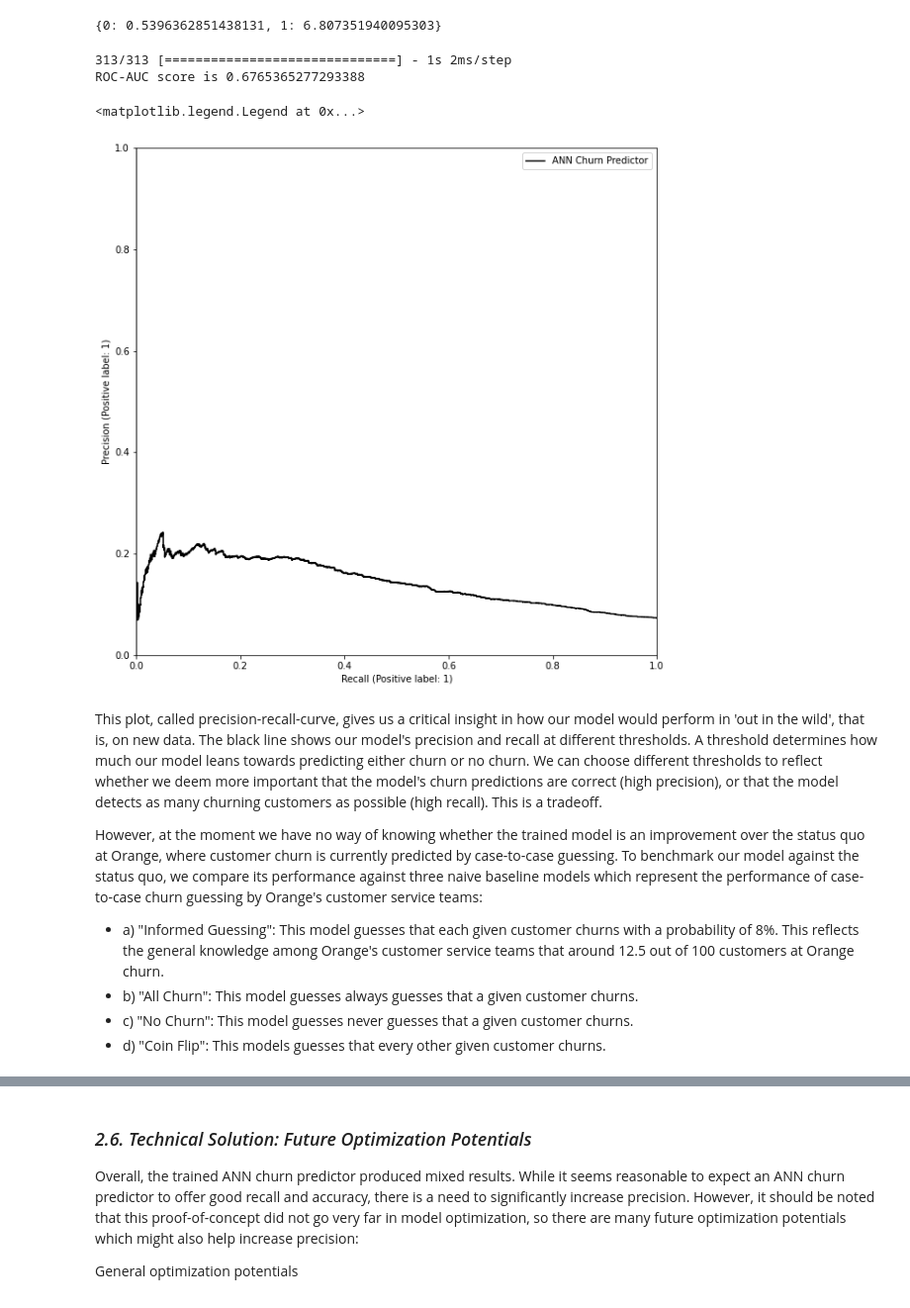
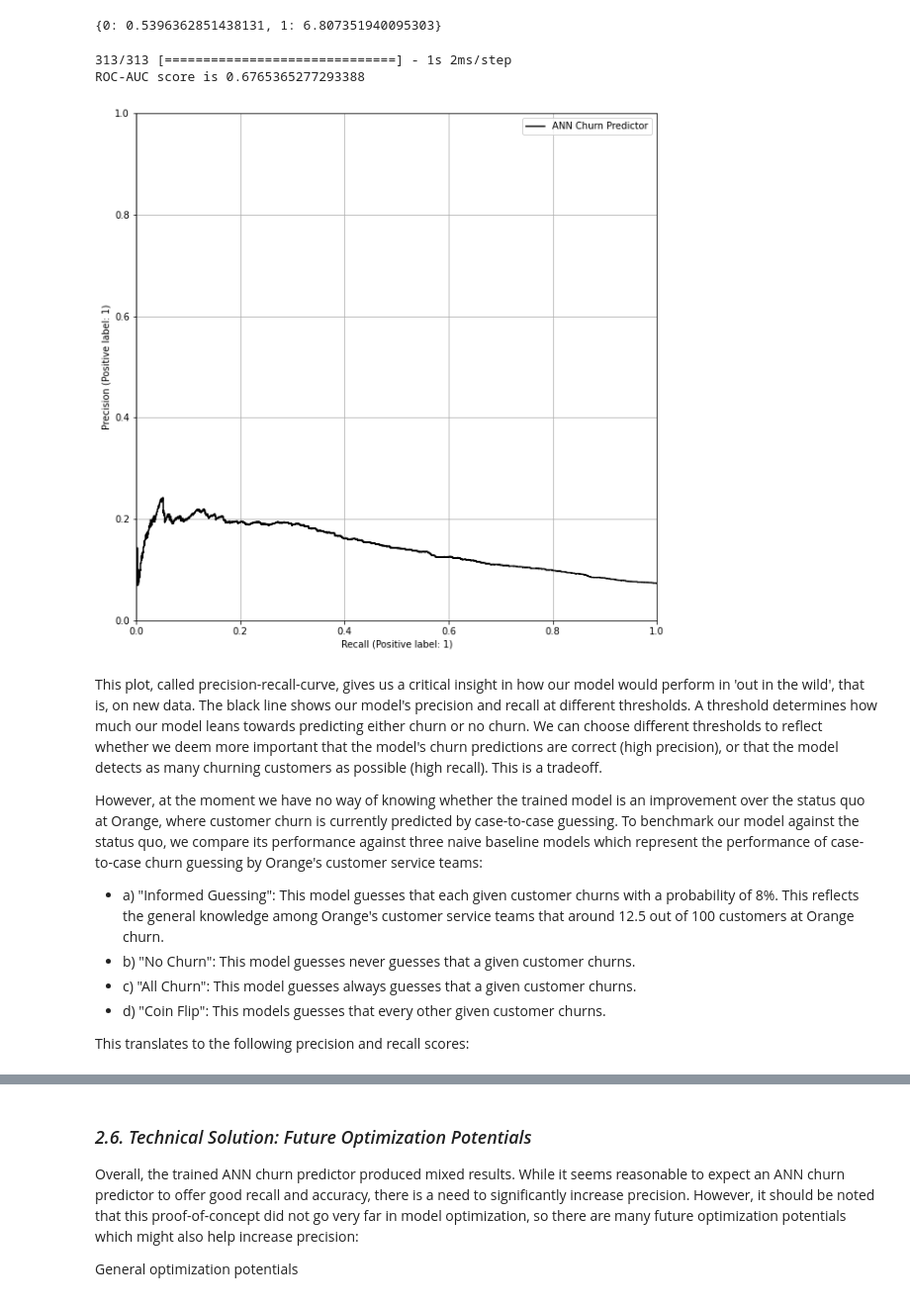
Before and after one commit to marc-feldmann/CustomerChurnPrediction, a Jupyter notebook: report.ipynb, the cells around one changed output, grey strips where cells are left out. Shown at 99% size. Drawn from its saved outputs; the diff is of its cells as text; code cells hidden in the pictures.

```diff
--- a/report.ipynb
+++ b/report.ipynb
@@ -895,27 +895,29 @@ class_weights
 # %%
 y_pred = model.predict(X_test)
 y_pred = pd.DataFrame(y_pred, columns=['churn'])
 print("ROC-AUC score is {}".format(sklearn.metrics.roc_auc_score(y_test, y_pred)))
 
 from sklearn.metrics import PrecisionRecallDisplay
 display = PrecisionRecallDisplay.from_predictions(y_test, y_pred, label='ANN Churn Predictor', color='black')
 fig = display.ax_.get_figure()
 fig.set_figwidth(10)
 fig.set_figheight(10)
 plt.ylim(0, 1)
 plt.xlim(0, 1)
 plt.legend(markerscale=0.2)
+plt.grid()
 # %% [output]
 313/313 [==============================] - 1s 2ms/step
 ROC-AUC score is 0.6765365277293388
-<matplotlib.legend.Legend at 0x...>
-[figure, old version]
+[figure, new version]
 # %% [markdown]
 This plot, called precision-recall-curve, gives us a critical insight in how our model would perform in 'out in the wild', that is, on new data. The black line shows our model's precision and recall at different thresholds. A threshold determines how much our model leans towards predicting either churn or no churn. We can choose different thresholds to reflect whether we deem more important that the model's churn predictions are correct (high precision), or that the model detects as many churning customers as possible (high recall). This is a tradeoff.
 
 However, at the moment we have no way of knowing whether the trained model is an improvement over the status quo at Orange, where customer churn is currently predicted by case-to-case guessing. To benchmark our model against the status quo, we compare its performance against three naive baseline models which represent the performance of case-to-case churn guessing by Orange's customer service teams:
 
 - a) "Informed Guessing": This model guesses that each given customer churns with a probability of 8%. This reflects the general knowledge among Orange's customer service teams that around 12.5 out of 100 customers at Orange churn.
-- b) "All Churn": This model guesses always guesses that a given customer churns.
-- c) "No Churn": This model guesses never guesses that a given customer churns.
+- b) "No Churn": This model guesses never guesses that a given customer churns.
+- c) "All Churn": This model guesses always guesses that a given customer churns.
 - d) "Coin Flip": This models guesses that every other given customer churns.
+
+This translates to the following precision and recall scores:
```
Also changed, not shown: parts of 8 cells of this notebook.
